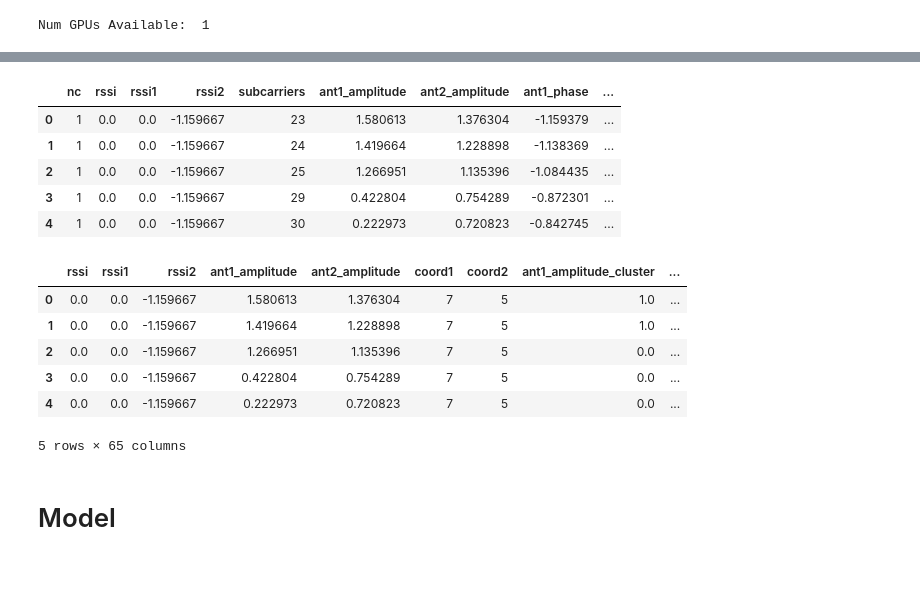
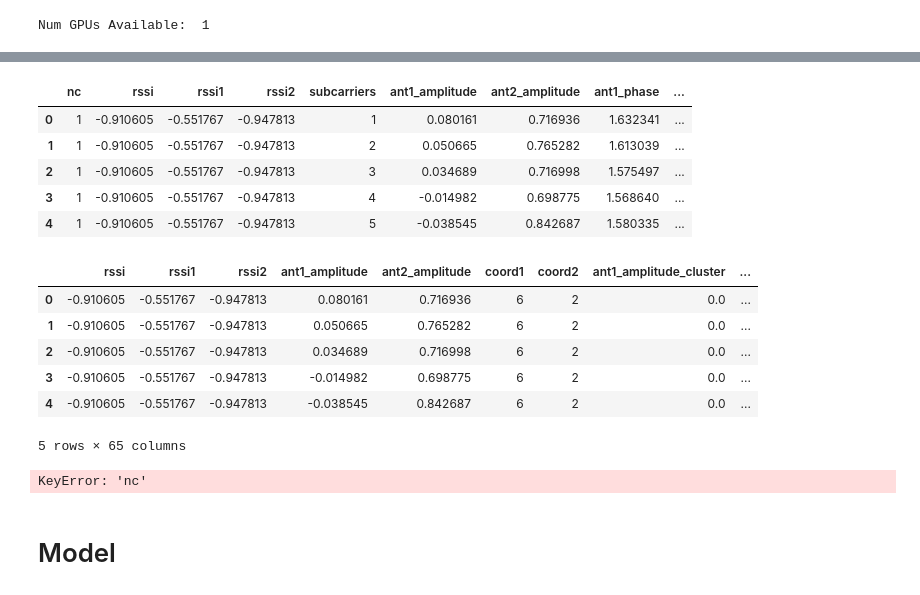
Before and after one commit to AX-0/wifi_localization, a Jupyter notebook: model_dnn.ipynb, the cells around one changed output, grey strips where cells are left out. Saved outputs shown, nothing was run; the diff lists cells and outputs as text; code cells hidden in the pictures.

```diff
--- a/model_dnn.ipynb
+++ b/model_dnn.ipynb
@@ -53,17 +53,17 @@ I0000 00:00:1728921908.877943    5131 cuda_executor.cc:1015] successful NUMA nod
 # %%
 # data = pd.read_csv("C:\Users\alanx\OneDrive - The University of Sydney (Students)\Thesis\Deep Learning\wifi_localization\data\csv\ultimate_combined.csv")
 # data = pd.read_csv("data/csv/ultimate_combined.csv")
-# data = pd.read_csv("data/csv/still/still.csv")
-data = pd.read_csv("data/csv/still_with_receiver/still_with_receiver.csv")
+data = pd.read_csv("data/csv/still/still.csv")
+# data = pd.read_csv("data/csv/still_with_receiver/still_with_receiver.csv")
 
 data.head()
 # %% [output]
 |  | nc | rssi | rssi1 | rssi2 | subcarriers | ant1_amplitude | ant2_amplitude | ant1_phase | ... |
-| 0 | 1 | 0.0 | 0.0 | -1.159667 | 23 | 1.580613 | 1.376304 | -1.159379 | ... |
-| 1 | 1 | 0.0 | 0.0 | -1.159667 | 24 | 1.419664 | 1.228898 | -1.138369 | ... |
-| 2 | 1 | 0.0 | 0.0 | -1.159667 | 25 | 1.266951 | 1.135396 | -1.084435 | ... |
-| 3 | 1 | 0.0 | 0.0 | -1.159667 | 29 | 0.422804 | 0.754289 | -0.872301 | ... |
-| 4 | 1 | 0.0 | 0.0 | -1.159667 | 30 | 0.222973 | 0.720823 | -0.842745 | ... |
+| 0 | 1 | -0.910605 | -0.551767 | -0.947813 | 1 | 0.080161 | 0.716936 | 1.632341 | ... |
+| 1 | 1 | -0.910605 | -0.551767 | -0.947813 | 2 | 0.050665 | 0.765282 | 1.613039 | ... |
+| 2 | 1 | -0.910605 | -0.551767 | -0.947813 | 3 | 0.034689 | 0.716998 | 1.575497 | ... |
+| 3 | 1 | -0.910605 | -0.551767 | -0.947813 | 4 | -0.014982 | 0.698775 | 1.568640 | ... |
+| 4 | 1 | -0.910605 | -0.551767 | -0.947813 | 5 | -0.038545 | 0.842687 | 1.580335 | ... |
 # %%
 data.drop('with_receiver', axis=1, inplace=True)
 data.drop('nc', axis=1, inplace=True)
@@ -75,12 +75,17 @@ data.drop('subcarriers', axis=1, inplace=True)
 data.head()
 # %% [output]
 |  | rssi | rssi1 | rssi2 | ant1_amplitude | ant2_amplitude | coord1 | coord2 | ant1_amplitude_cluster | ... |
-| 0 | 0.0 | 0.0 | -1.159667 | 1.580613 | 1.376304 | 7 | 5 | 1.0 | ... |
-| 1 | 0.0 | 0.0 | -1.159667 | 1.419664 | 1.228898 | 7 | 5 | 1.0 | ... |
-| 2 | 0.0 | 0.0 | -1.159667 | 1.266951 | 1.135396 | 7 | 5 | 0.0 | ... |
-| 3 | 0.0 | 0.0 | -1.159667 | 0.422804 | 0.754289 | 7 | 5 | 0.0 | ... |
-| 4 | 0.0 | 0.0 | -1.159667 | 0.222973 | 0.720823 | 7 | 5 | 0.0 | ... |
+| 0 | -0.910605 | -0.551767 | -0.947813 | 0.080161 | 0.716936 | 6 | 2 | 0.0 | ... |
+| 1 | -0.910605 | -0.551767 | -0.947813 | 0.050665 | 0.765282 | 6 | 2 | 0.0 | ... |
+| 2 | -0.910605 | -0.551767 | -0.947813 | 0.034689 | 0.716998 | 6 | 2 | 0.0 | ... |
+| 3 | -0.910605 | -0.551767 | -0.947813 | -0.014982 | 0.698775 | 6 | 2 | 0.0 | ... |
+| 4 | -0.910605 | -0.551767 | -0.947813 | -0.038545 | 0.842687 | 6 | 2 | 0.0 | ... |
 5 rows × 65 columns
+# %%
+data_nc1 = data.loc[data['nc'] == 1].copy()
+data_nc2 = data.loc[data['nc'] == 2].copy()
+# %% [output]
+KeyError: 'nc'
 # %% [markdown]
 # Model
 # %%
```
Also changed, not shown: parts of 18 cells of this notebook, 2 other files.
